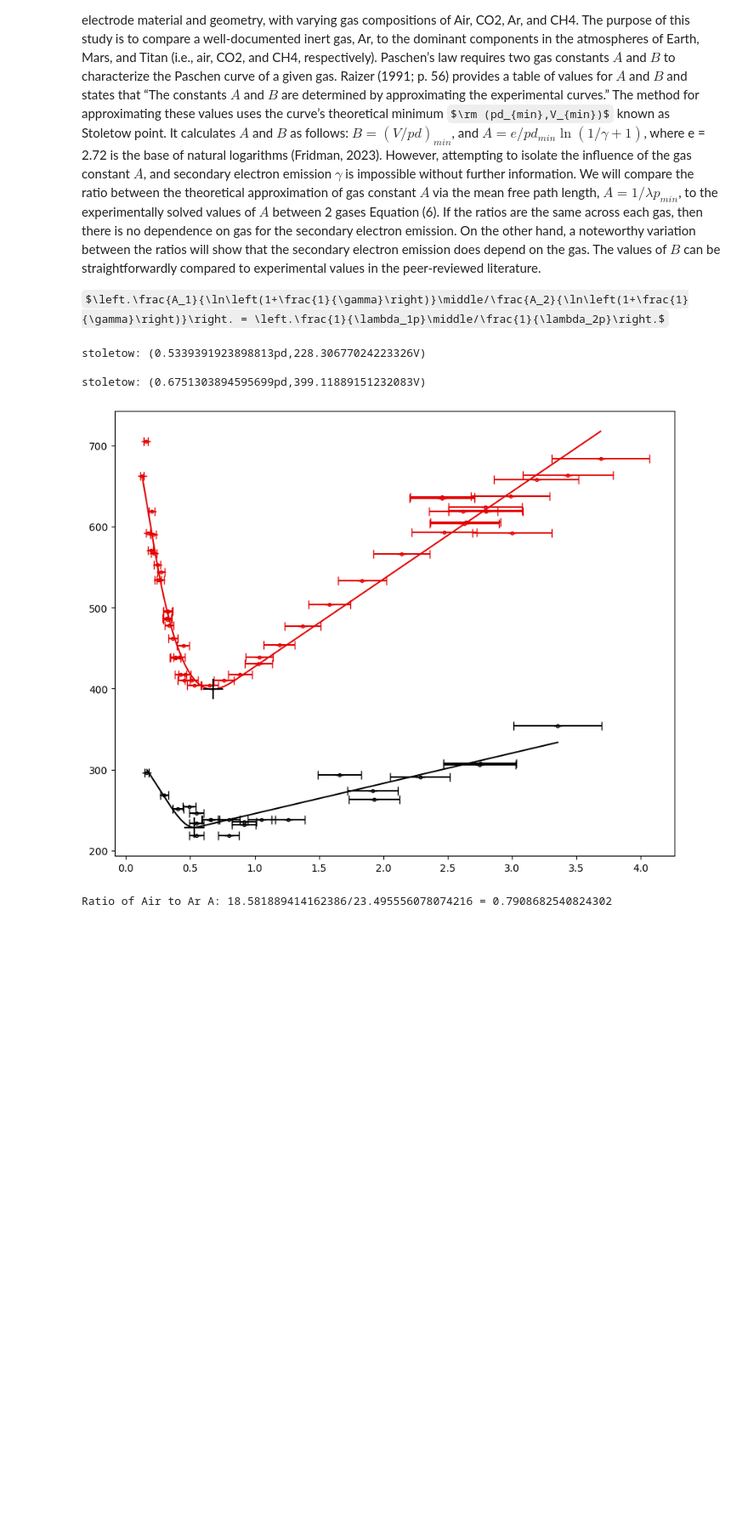
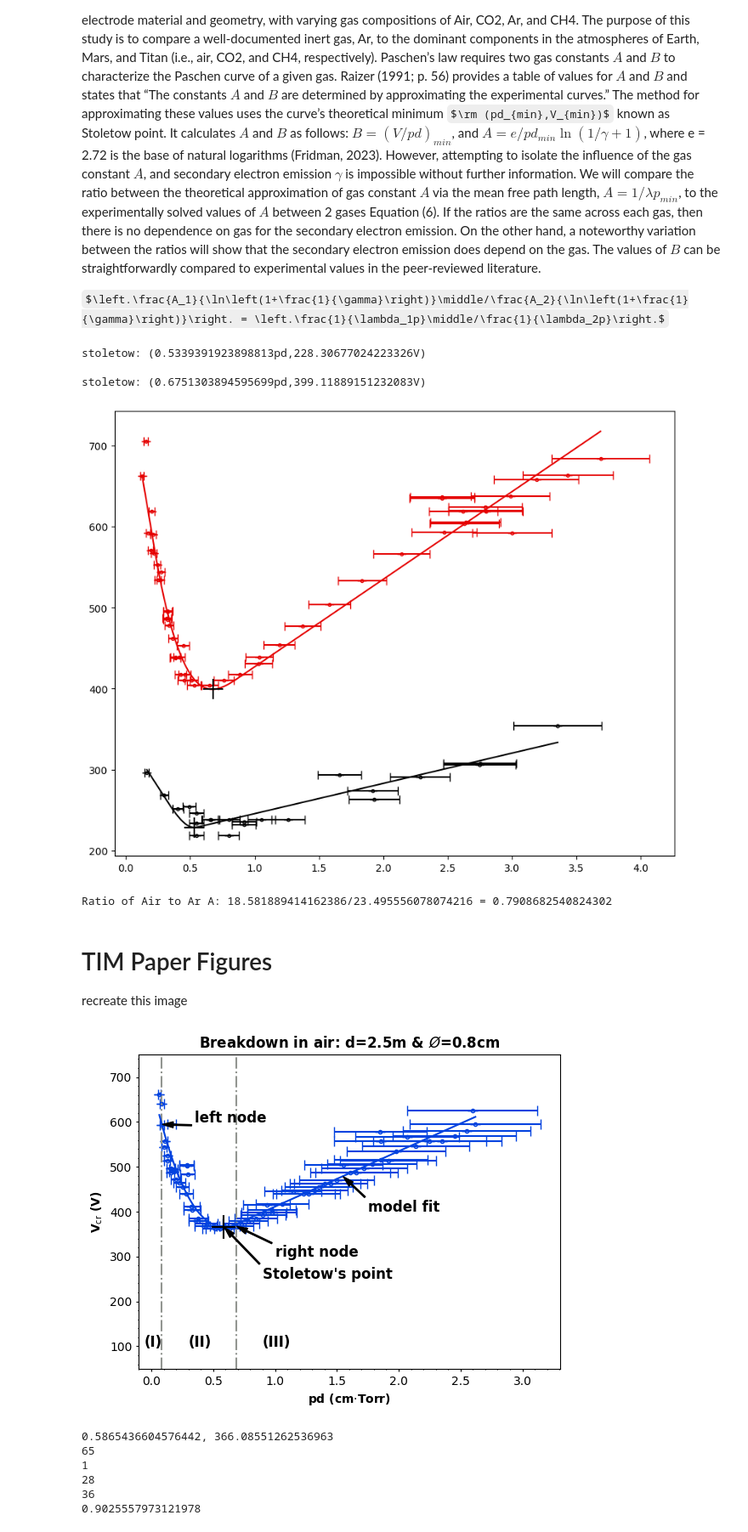
Before and after one commit to s-gerow/SAIL-Plasma, a Jupyter notebook: BeAMED/Test Scripts/FAS_analysis.ipynb, the cells around one changed output. Shown at 85% size. Drawn from its saved outputs; the diff is of its cells as text; code cells hidden in the pictures; some formulas as TeX source; blank space fills up the shorter version.

```diff
--- a/BeAMED/Test Scripts/FAS_analysis.ipynb
+++ b/BeAMED/Test Scripts/FAS_analysis.ipynb
@@ -34,3 +34,18 @@ A_N2 = (math.exp(1)/pd_min_N2) * math.log(1 + (1/gg))
 print(f"Ratio of Air to Ar A: {A_N2}/{A_Ar} = {A_N2/A_Ar}")
 # %% [output]
 Ratio of Air to Ar A: 18.581889414162386/23.495556078074216 = 0.7908682540824302
+# %% [markdown]
+# TIM Paper Figures
+
+recreate this image
+# %%
+from optimizedcurvefinder import find_optimal_fit
+from CurveFit import plot_data, find_peicewise
+import pandas as pd
+import matplotlib.pyplot as plt
+from matplotlib.ticker import AutoMinorLocator, MultipleLocator
+import numpy as np
+
+data_2_5mm = pd.read_csv('./202572_N2_2_5.csv').sort_values(by='p_MKS(Torr)')
+data_5mm = pd.read_csv('./202565_N2_5mm.csv').sort_values(by='p_MKS(Torr)')
+data_10mm = pd.read_csv('./2025612_N2_10mm.csv').sort_values(by='p_MKS(Torr)')
@@ -36,0 +57,58 @@ Ratio of Air to Ar A: 18.581889414162386/23.495556078074216 = 0.7908682540824302
+# %%
+fig, ax = plt.subplots()
+ax.set_title(r'Breakdown in air: d=2.5m & $\O$=0.8cm', fontdict = dict(fontweight='bold'))
+ax.set_xlabel(r'pd (cm$\cdot$Torr)', fontdict = dict(fontweight='bold'))
+ax.set_ylabel(r'V$_{\rm cr}$ (V)', fontdict = dict(fontweight='bold'))
+ax.set_ylim([50,750])
+ax.xaxis.set_minor_locator(MultipleLocator(11))
+ax.yaxis.set_minor_locator(MultipleLocator(5))
+ax.tick_params(which='minor', length=1, width = 0.8)
+ax.tick_params(which='major', length=2, width = 0.8)
+ax.minorticks_on()
+
+_, v, p_d = plot_data(data_2_5mm, ax, label = "", return_artist= True, color = 'xkcd:blue')
+
+ax.vlines([p_d[nodepoints2_5[0]], p_d[nodepoints2_5[1]]], ymin=50, ymax=750, colors='xkcd:gray', linestyles='dashdot')
+
+arrow_opts = dict(width=1,
+                  headwidth = 5,
+                  headlength = 9,
+                  shrink = 0.02,
+                  facecolor='black')
+
+
+
+pd_fit = np.linspace(np.min(p_d), np.max(p_d), 1000)
+v_fit = find_peicewise(pd_fit, coeffs2_5, p_d[nodepoints2_5[0]], p_d[nodepoints2_5[1]])
+ax.plot(pd_fit, v_fit, color='xkcd:blue')
+
+ax.scatter(pd_fit[np.argmin(v_fit)], np.min(v_fit), marker='+', s= 400, facecolor='black', zorder=5)
+
+ax.annotate('left node', xy = [p_d[nodepoints2_5[0]], np.min(v_fit[pd_fit<=p_d[nodepoints2_5[0]]])], xytext=[0.35, 600], arrowprops=arrow_opts, fontsize = 'large', weight = 'bold')
+ax.annotate('right node', xy = [p_d[nodepoints2_5[1]], v[nodepoints2_5[1]]], xytext=[1, 300], arrowprops=arrow_opts, fontsize = 'large', weight = 'bold')
+
+ax.annotate("Stoletow's point", xy = [pd_fit[np.argmin(v_fit)], np.min(v_fit)], xytext=[0.9, 250], arrowprops=arrow_opts, fontsize = 'large', weight = 'bold')
+ax.annotate("model fit", xy = [pd_fit[580], v_fit[580]], xytext=[1.75, 400], arrowprops=arrow_opts, fontsize = 'large', weight = 'bold')
+
+ax.annotate("(I)", xy = [-0.06, 100], fontsize = 'large', weight = 'bold')
+ax.annotate("(II)", xy = [0.3, 100], fontsize = 'large', weight = 'bold')
+ax.annotate("(III)", xy = [0.9, 100], fontsize = 'large', weight = 'bold')
+plt.show()
+fig.savefig('./2_5mmFit.svg', transparent=True)
+# %% [output]
+[figure, added]
+# %%
+print(f'{pd_fit[np.argmin(v_fit)]}, {np.min(v_fit)}')
+
+print(len(p_d))
+print(len(p_d[:nodepoints[0]]))
+print(len(p_d[nodepoints[0]:nodepoints[1]]))
+print(len(p_d[nodepoints[1]:]))
+print(r2)
+# %% [output]
+0.5865436604576442, 366.08551262536963
+65
+1
+28
+36
+0.9025557973121978
```
Also changed, not shown: parts of 2 cells of this notebook, 2 other files.
